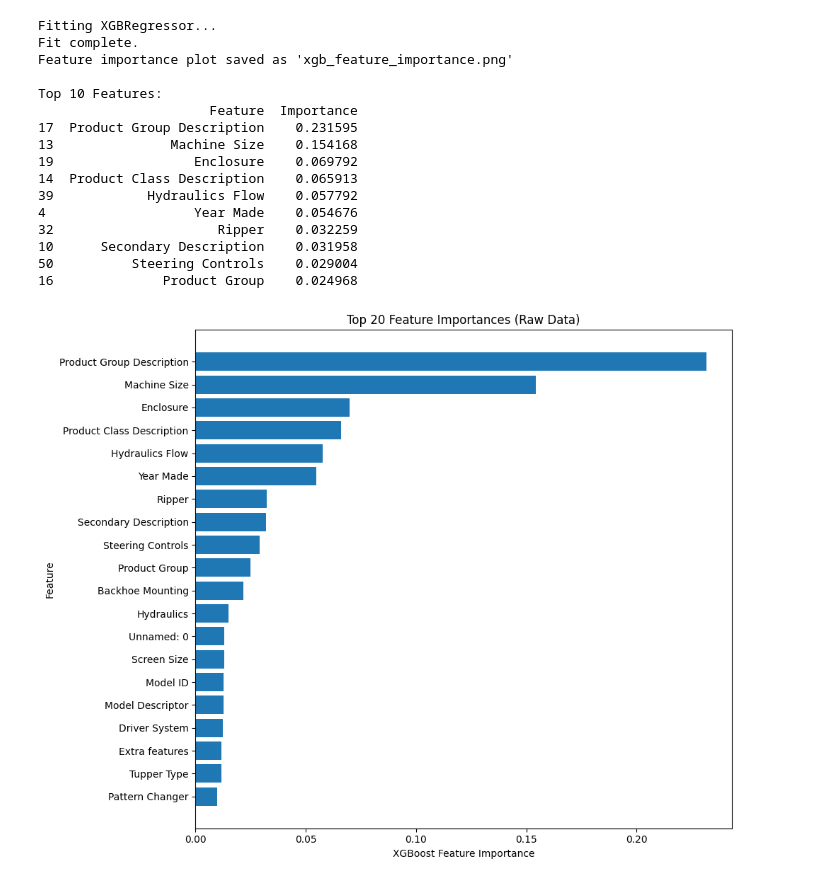
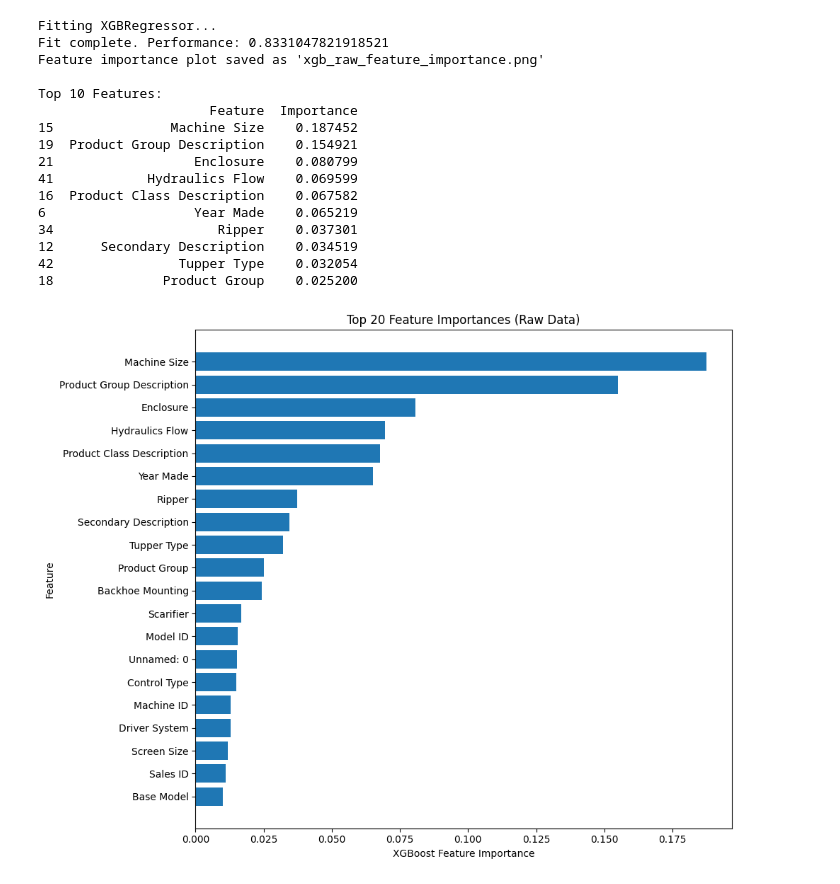
Before and after one commit to LukaszSawala/bit-intro-assignment, a Jupyter notebook: feature_importance.ipynb, the cells around one changed output. Cells and saved outputs as stored; diff of their text form; code cells hidden in the pictures.

```diff
--- a/feature_importance.ipynb
+++ b/feature_importance.ipynb
@@ -7,7 +7,6 @@ import matplotlib.pyplot as plt
 df_xgb = pd.read_csv('data/raw/BIT_AI_assignment_data.csv')
 
 # 1. Drop ID columns
-df_xgb = df_xgb.drop(columns=['Sales ID', 'Machine ID'])
 
 # 2. Separate target variable (y) and features (X)
 y = df_xgb['Sales Price']
@@ -24,49 +23,49 @@ for col in X.select_dtypes(include=['object']).columns:
 print("Fitting XGBRegressor...")
 xgb_reg = xgb.XGBRegressor(n_estimators=100, random_state=42, n_jobs=-1)
 xgb_reg.fit(X, y)
-print("Fit complete.")
+print("Fit complete. Performance:", xgb_reg.score(X, y))
 
 # 5. Get and Plot Feature Importances
 importances = xgb_reg.feature_importances_
 feature_names = X.columns
 
 # Create a DataFrame for easier plotting
 importance_df = pd.DataFrame({
     'Feature': feature_names,
     'Importance': importances
 }).sort_values(by='Importance', ascending=False)
 
 # Plot the top 20 features
 plt.figure(figsize=(10, 8))
 plt.barh(
     importance_df['Feature'].head(20),
     importance_df['Importance'].head(20)
 )
 plt.xlabel("XGBoost Feature Importance")
 plt.ylabel("Feature")
 plt.title("Top 20 Feature Importances (Raw Data)")
 plt.gca().invert_yaxis() # Display most important at the top
 plt.tight_layout()
-plt.savefig('xgb_feature_importance.png')
+plt.savefig('xgb_raw_feature_importance.png')
 
-print("Feature importance plot saved as 'xgb_feature_importance.png'")
+print("Feature importance plot saved as 'xgb_raw_feature_importance.png'")
 print("\nTop 10 Features:")
 print(importance_df.head(10))
 # %% [output]
 Fitting XGBRegressor...
-Fit complete.
-Feature importance plot saved as 'xgb_feature_importance.png'
+Fit complete. Performance: 0.8331047821918521
+Feature importance plot saved as 'xgb_raw_feature_importance.png'
 
 Top 10 Features:
                       Feature  Importance
-17  Product Group Description    0.231595
-13               Machine Size    0.154168
-19                  Enclosure    0.069792
-14  Product Class Description    0.065913
-39            Hydraulics Flow    0.057792
-4                   Year Made    0.054676
-32                     Ripper    0.032259
-10      Secondary Description    0.031958
-50          Steering Controls    0.029004
-16              Product Group    0.024968
+15               Machine Size    0.187452
+19  Product Group Description    0.154921
+21                  Enclosure    0.080799
+41            Hydraulics Flow    0.069599
+16  Product Class Description    0.067582
+6                   Year Made    0.065219
+34                     Ripper    0.037301
+12      Secondary Description    0.034519
+42                Tupper Type    0.032054
+18              Product Group    0.025200
-[figure, old version]
+[figure, new version]
```
Also changed, not shown: parts of 2 cells of this notebook, 10 other files.
